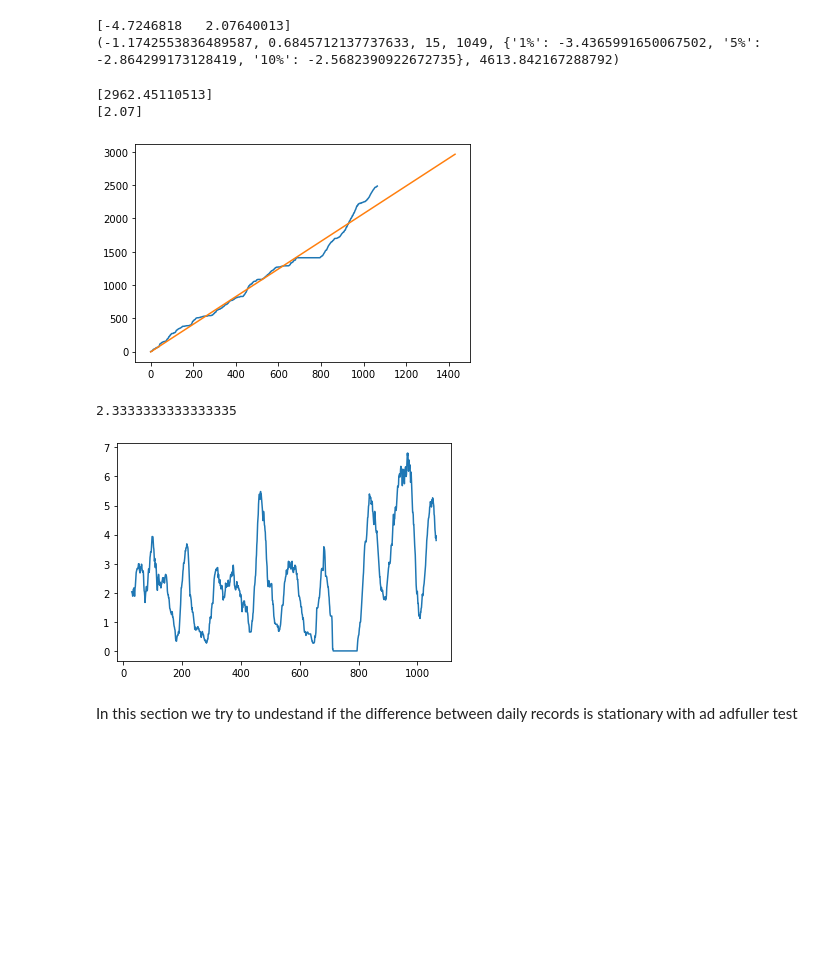
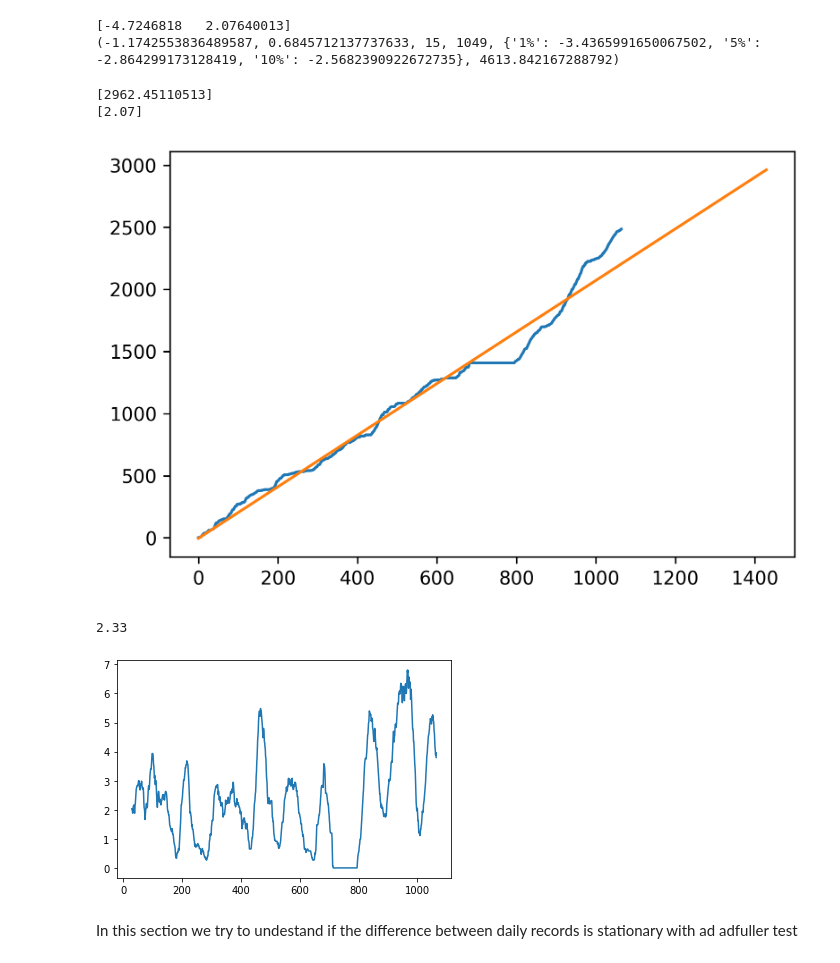
Before and after one commit to uomodellamansarda/PersonalGrowthTracker, a Jupyter notebook: Workout_Analyzer_Eng_V2.ipynb, the cells around one changed output. Cells and saved outputs as stored; diff of their text form; code cells hidden in the pictures; blank space fills up the shorter version.

```diff
--- a/Workout_Analyzer_Eng_V2.ipynb
+++ b/Workout_Analyzer_Eng_V2.ipynb
@@ -662,27 +688,27 @@ print(adfuller(results_stats.resid))
 [-4.7246818   2.07640013]
 (-1.1742553836489587, 0.6845712137737633, 15, 1049, {'1%': -3.4365991650067502, '5%': -2.864299173128419, '10%': -2.5682390922672735}, 4613.842167288792)
 # %%
-fig = plt.figure()
+fig = plt.figure(facecolor='white', dpi=300)
 ax = plt.axes()
 ax.plot(x, y)
 ax.plot(x_pred,y_plot)
 print(y_plot[-1])
 average=y_plot[-1]/len(y_plot)
 print(np.round(average,2))
 # %% [output]
 [2962.45110513]
 [2.07]
-[figure, old version]
+[figure, new version]
 # %%
 week_moving_average=rs_df.Activity.divide(2).rolling(window=30).mean()
-mean_activity=rs_df.Activity.divide(2).mean()
+mean_activity=round(rs_df.Activity.divide(2).mean(),2)
 print(mean_activity)
 x_moving=np.arange(0,len(week_moving_average))
 fig,ax=plt.subplots()
 ax.plot(x_moving,week_moving_average)
 plt.show()
 # %% [output]
-2.3333333333333335
+2.33
 [figure]
 # %% [markdown]
 In this section we try to undestand if the difference between daily records is stationary with ad adfuller test
```
Also changed, not shown: parts of 13 cells of this notebook.
